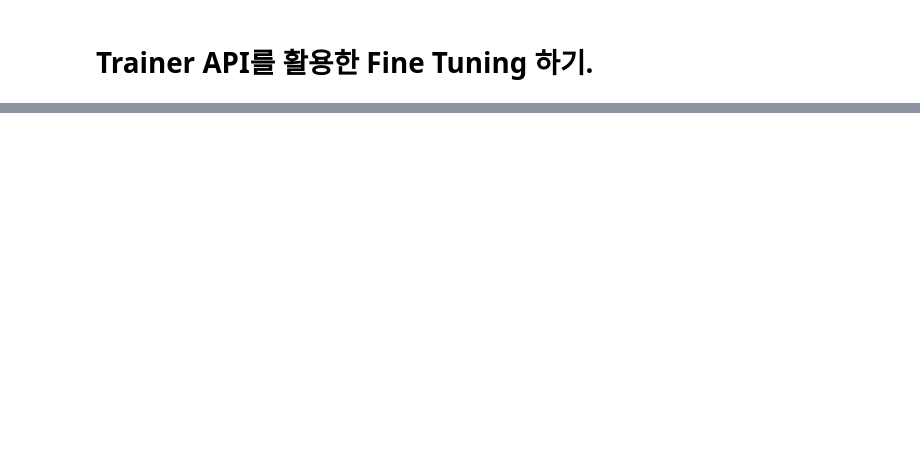
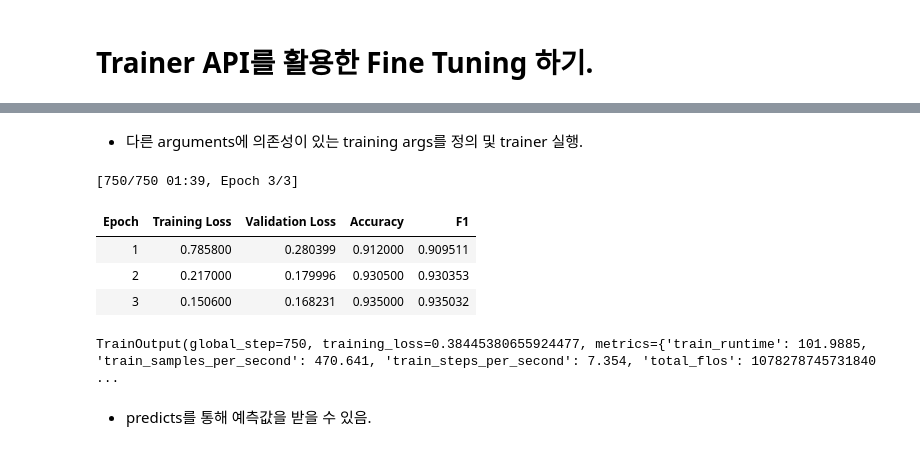
Before and after one commit to DataLama/nlp-with-transformers, a Jupyter notebook: notebooks/2/fine-tune.ipynb, the cells around one changed output, grey strips where cells are left out. Cells and saved outputs as stored; diff of their text form; code cells hidden in the pictures; blank space fills up the shorter version.

```diff
--- a/notebooks/2/fine-tune.ipynb
+++ b/notebooks/2/fine-tune.ipynb
@@ -11,2 +41,6 @@ from transformers import AutoTokenizer, AutoModelForSequenceClassification
 # %%
 config = OmegaConf.load('conf/ft.yaml')
+# %%
+tokenizer = AutoTokenizer.from_pretrained(config.model.pretrained_model_name_or_path)
+dm = EmotionDataModule(tokenizer=tokenizer, **OmegaConf.to_container(config.data))
+dm.setup()
@@ -13,7 +56,7 @@ config = OmegaConf.load('conf/ft.yaml')
 # %%
 device = torch.device('cuda' if torch.cuda.is_available() else 'cpu')
 model = AutoModelForSequenceClassification.from_pretrained(
-    config.model_args.pretrained_model_name_or_path,
-    num_labels=config.data_args.num_labels
+    config.model.pretrained_model_name_or_path,
+    num_labels=dm.num_classes
 ).to(device)
 # %% [output]
@@ -31,3 +67,0 @@ a
-# %%
-def compute_metrics(pred):
-    labels
@@ -35,0 +68,2 @@ AutoModelForSequenceClassification.from_pretrained()
+# %% [markdown]
+* 다른 arguments에 의존성이 있는 training args를 정의 및 trainer 실행.
@@ -35,0 +74,18 @@ AutoModelForSequenceClassification.from_pretrained()
+# %%
+trainer = Trainer(model=model, args=training_args,
+                  compute_metrics=compute_metrics,
+                  train_dataset=dm.ds['train'],
+                  eval_dataset=dm.ds['validation'],
+                  data_collator=dm.get_collate_fn()
+                 )
+
+trainer.train()
+# %% [output]
+[750/750 01:39, Epoch 3/3]
+| Epoch | Training Loss | Validation Loss | Accuracy | F1 |
+| 1 | 0.785800 | 0.280399 | 0.912000 | 0.909511 |
+| 2 | 0.217000 | 0.179996 | 0.930500 | 0.930353 |
+| 3 | 0.150600 | 0.168231 | 0.935000 | 0.935032 |
+TrainOutput(global_step=750, training_loss=0.38445380655924477, metrics={'train_runtime': 101.9885, 'train_samples_per_second': 470.641, 'train_steps_per_second': 7.354, 'total_flos': 1078278745731840 ...
+# %% [markdown]
+* predicts를 통해 예측값을 받을 수 있음.
```
Also changed, not shown: parts of 19 cells of this notebook, 5 other files.
